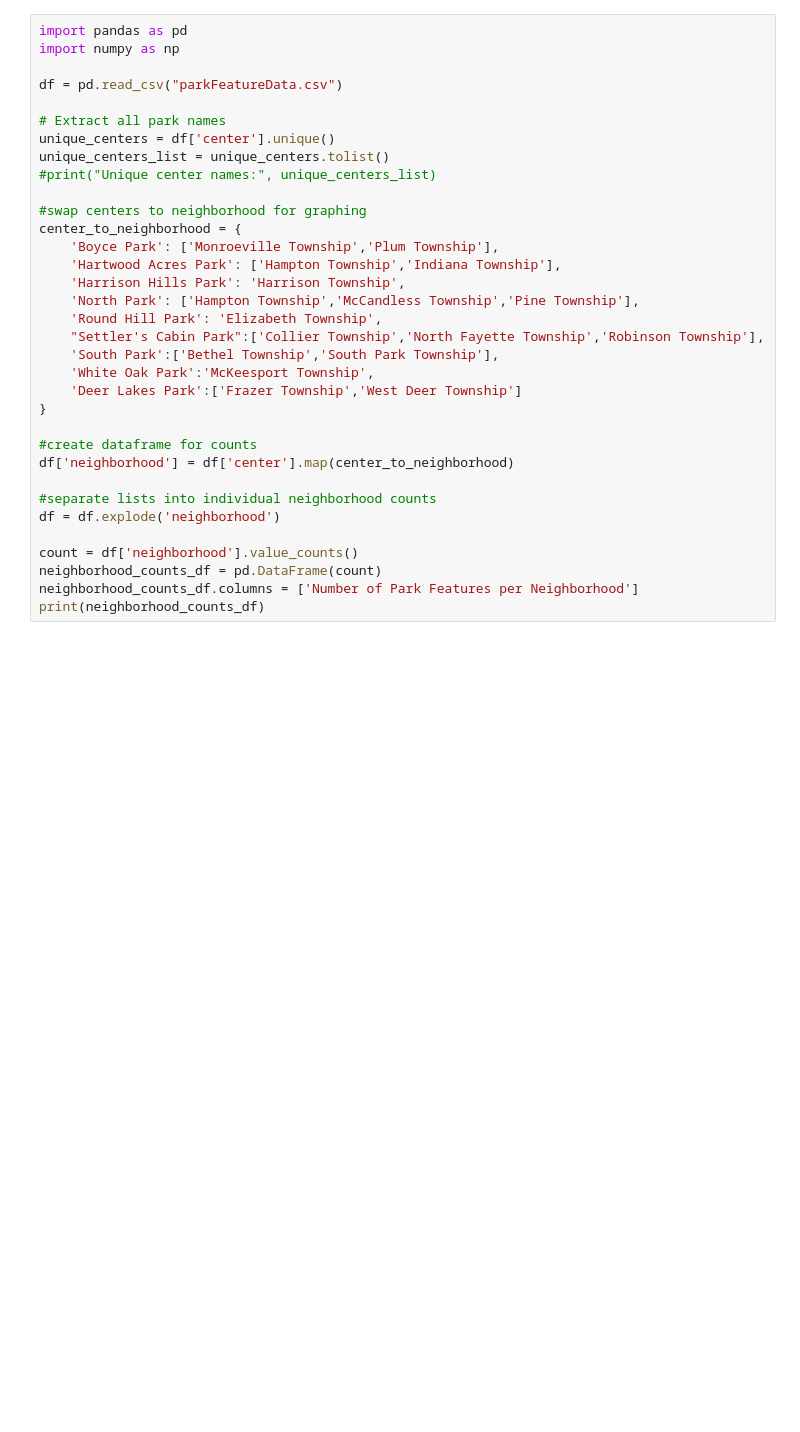
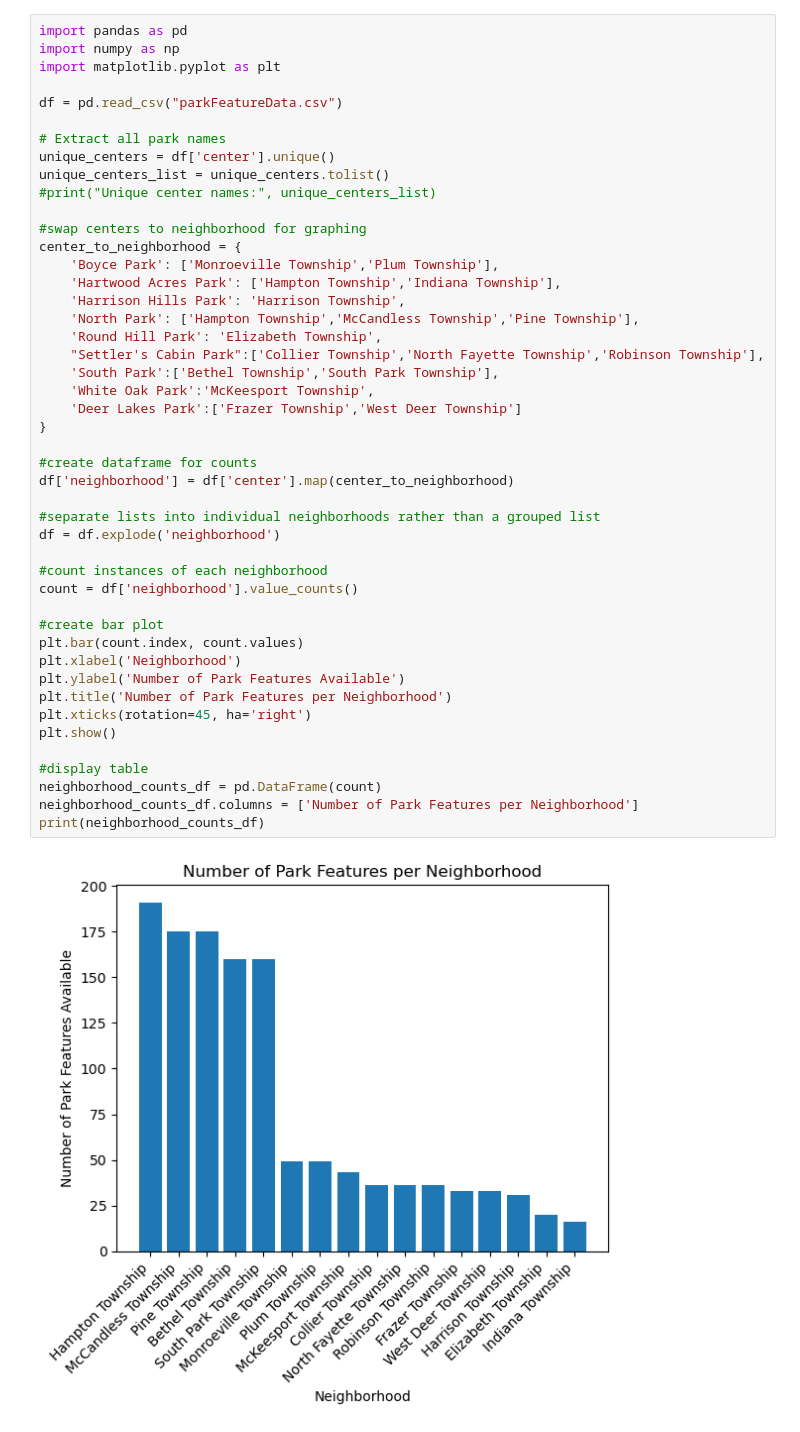
Before and after one commit to lalitmore/Big-Ideas-Final-Project, a Jupyter notebook: FinalProjectParkFeatures.ipynb, the cells around one changed output. Drawn from its saved outputs; the diff is of its cells as text; blank space fills up the shorter version.

```diff
--- a/FinalProjectParkFeatures.ipynb
+++ b/FinalProjectParkFeatures.ipynb
@@ -10,38 +10,51 @@ Park Center Neighborhood Locations were identified by Google searches
 # %%
 import pandas as pd
 import numpy as np
+import matplotlib.pyplot as plt
 
 df = pd.read_csv("parkFeatureData.csv")
 
 # Extract all park names
 unique_centers = df['center'].unique()
 unique_centers_list = unique_centers.tolist()
 #print("Unique center names:", unique_centers_list)
 
 #swap centers to neighborhood for graphing
 center_to_neighborhood = {
     'Boyce Park': ['Monroeville Township','Plum Township'],
     'Hartwood Acres Park': ['Hampton Township','Indiana Township'],
     'Harrison Hills Park': 'Harrison Township',
     'North Park': ['Hampton Township','McCandless Township','Pine Township'],
     'Round Hill Park': 'Elizabeth Township',
     "Settler's Cabin Park":['Collier Township','North Fayette Township','Robinson Township'],
     'South Park':['Bethel Township','South Park Township'],
     'White Oak Park':'McKeesport Township',
     'Deer Lakes Park':['Frazer Township','West Deer Township']
 }
 
 #create dataframe for counts
 df['neighborhood'] = df['center'].map(center_to_neighborhood)
 
-#separate lists into individual neighborhood counts
+#separate lists into individual neighborhoods rather than a grouped list
 df = df.explode('neighborhood')
 
+#count instances of each neighborhood
 count = df['neighborhood'].value_counts()
+
+#create bar plot
+plt.bar(count.index, count.values)
+plt.xlabel('Neighborhood')
+plt.ylabel('Number of Park Features Available')
+plt.title('Number of Park Features per Neighborhood')
+plt.xticks(rotation=45, ha='right')
+plt.show()
+
+#display table
 neighborhood_counts_df = pd.DataFrame(count)
 neighborhood_counts_df.columns = ['Number of Park Features per Neighborhood']
 print(neighborhood_counts_df)
 # %% [output]
+[figure, added]
                         Number of Park Features per Neighborhood
 neighborhood
 Hampton Township                                             191
```
Also changed, not shown: parts of 1 cell of this notebook.
